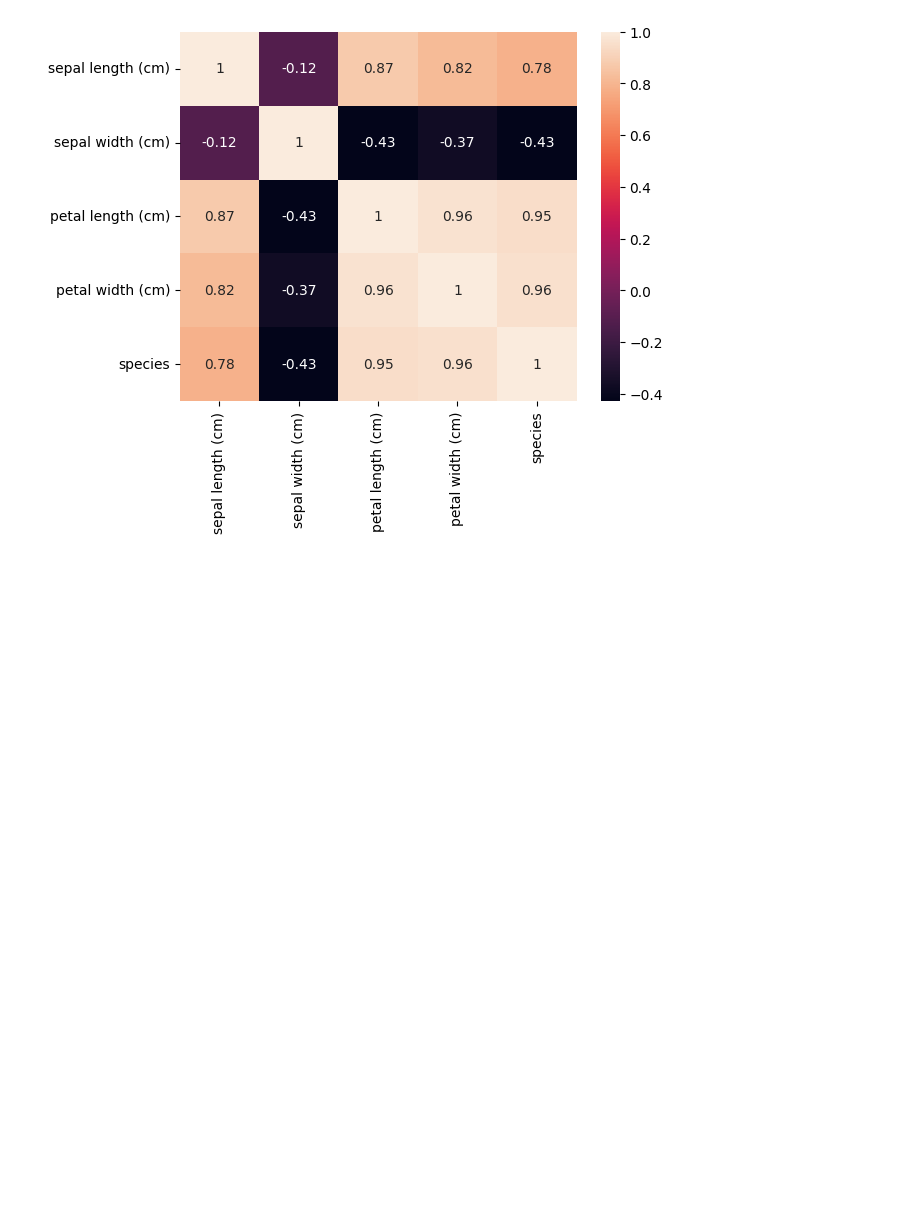
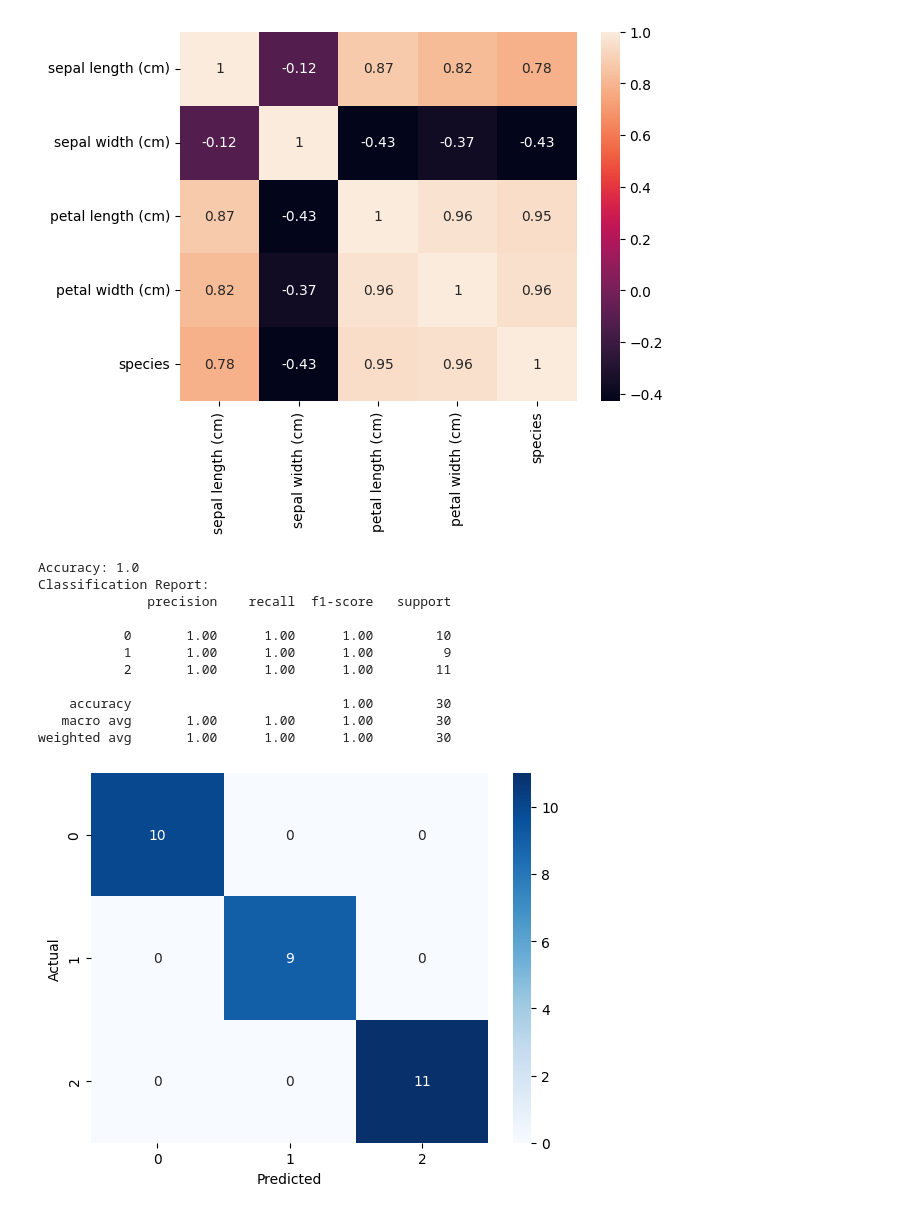
Before and after one commit to kavunHasan/iris-flower-EDA-CLS, a Jupyter notebook: iris_dataset_analysis.ipynb, the cells around one changed output. Saved outputs shown, nothing was run; the diff lists cells and outputs as text; code cells hidden in the pictures; blank space fills up the shorter version.

Commit message:
Implemented classification model with evaluation

```diff
--- a/iris_dataset_analysis.ipynb
+++ b/iris_dataset_analysis.ipynb
@@ -42,3 +42,44 @@ plt.show()
 # %% [output]
 [figure]
 [figure]
+# %%
+from sklearn.model_selection import train_test_split
+from sklearn.linear_model import LogisticRegression
+from sklearn.metrics import accuracy_score
+
+x = df.drop("species", axis=1)
+y = df["species"]
+x_train, x_test, y_train, y_test = train_test_split(x, y, test_size=0.2, random_state=42)
+# %%
+from sklearn.neighbors import KNeighborsClassifier
+
+model = KNeighborsClassifier(n_neighbors=3)
+model.fit(x_train, y_train)
+predictions = model.predict(x_test)
+# %%
+from sklearn.metrics import accuracy_score, classification_report, confusion_matrix
+
+accuracy = accuracy_score(y_test, predictions)
+print(f"Accuracy: {accuracy}")
+
+print("Classification Report:")
+print(classification_report(y_test, predictions))
+
+conf_mat = confusion_matrix(y_test, predictions)
+sns.heatmap(conf_mat, annot=True, fmt='d', cmap='Blues')
+plt.xlabel('Predicted')
+plt.ylabel('Actual')
+plt.show()
+# %% [output]
+Accuracy: 1.0
+Classification Report:
+              precision    recall  f1-score   support
+
+           0       1.00      1.00      1.00        10
+           1       1.00      1.00      1.00         9
+           2       1.00      1.00      1.00        11
+
+    accuracy                           1.00        30
+   macro avg       1.00      1.00      1.00        30
+weighted avg       1.00      1.00      1.00        30
+[figure, added]
```
